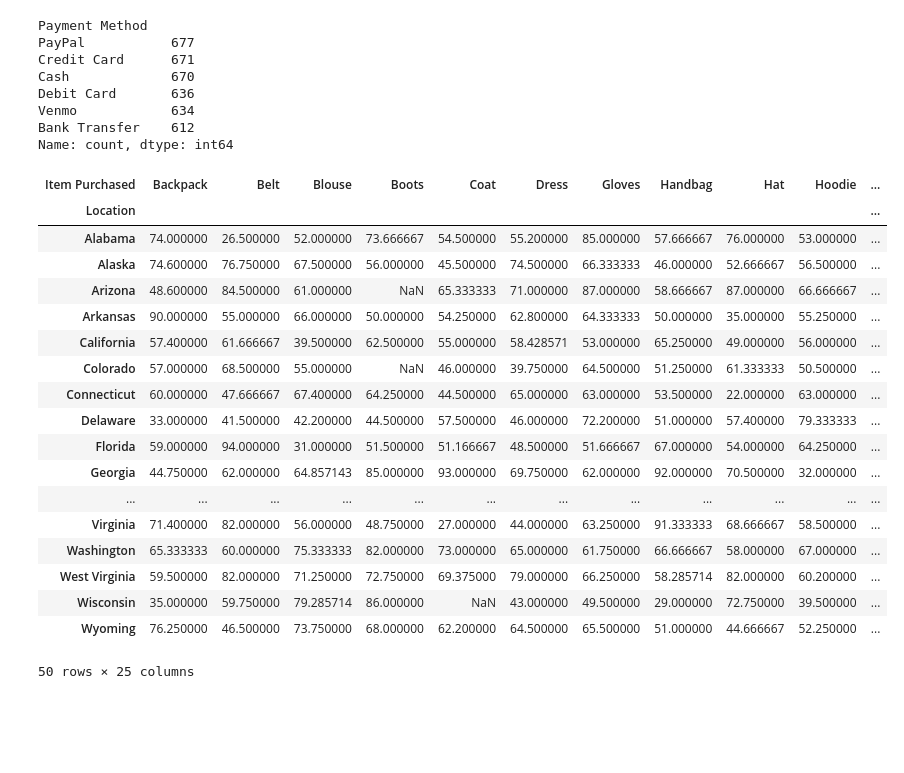
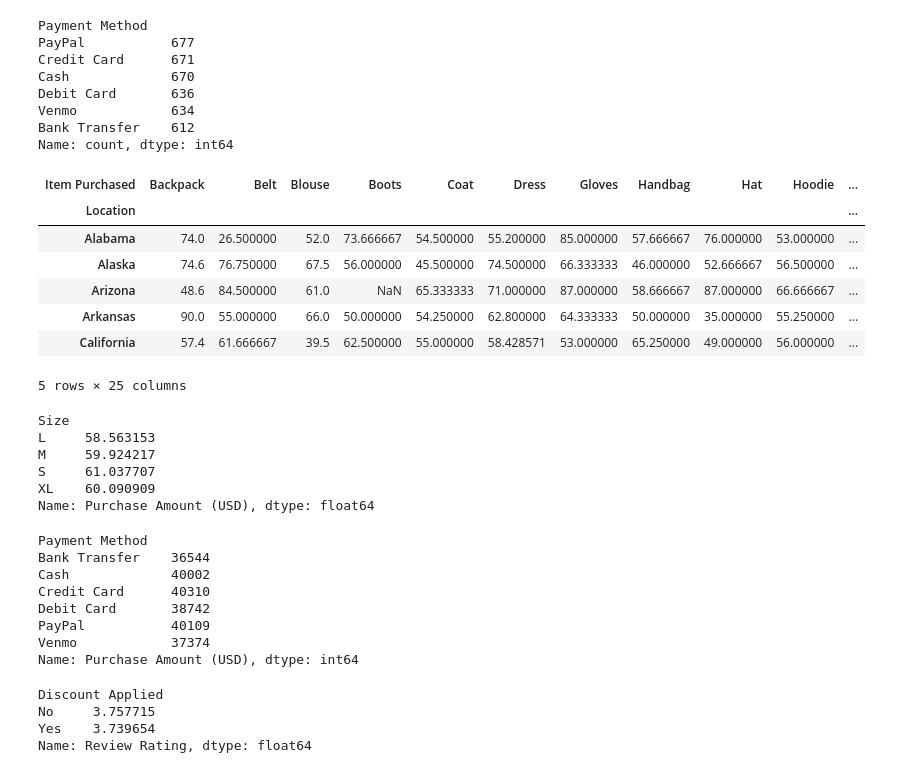
Before and after one commit to samwanyua/Shopping-Trends-Exploratory-Data-Analysis-EDA-Project, a Jupyter notebook: notebook.ipynb, the cells around one changed output. Cells and saved outputs as stored; diff of their text form; code cells hidden in the pictures; blank space fills up the shorter version.

Commit message:
Group data

```diff
--- a/notebook.ipynb
+++ b/notebook.ipynb
@@ -178,24 +178,40 @@ Name: count, dtype: int64
 # %%
 # create a pivot table using the pandas pivot_table function
 # the pivot table is designed to summarize the mean purchase amount ("Purchase Amount (USD)") for each item ("Item Purchased") across different locations ("Location")
-pd.pivot_table(data, values="Purchase Amount (USD)", index="Location", columns="Item Purchased", aggfunc="mean")
+pd.pivot_table(data, values="Purchase Amount (USD)", index="Location", columns="Item Purchased", aggfunc="mean").head()
 # %% [output]
 | Item Purchased | Backpack | Belt | Blouse | Boots | Coat | Dress | Gloves | Handbag | Hat | Hoodie | ... |
 | Location |  |  |  |  |  |  |  |  |  |  | ... |
-| Alabama | 74.000000 | 26.500000 | 52.000000 | 73.666667 | 54.500000 | 55.200000 | 85.000000 | 57.666667 | 76.000000 | 53.000000 | ... |
-| Alaska | 74.600000 | 76.750000 | 67.500000 | 56.000000 | 45.500000 | 74.500000 | 66.333333 | 46.000000 | 52.666667 | 56.500000 | ... |
-| Arizona | 48.600000 | 84.500000 | 61.000000 | NaN | 65.333333 | 71.000000 | 87.000000 | 58.666667 | 87.000000 | 66.666667 | ... |
-| Arkansas | 90.000000 | 55.000000 | 66.000000 | 50.000000 | 54.250000 | 62.800000 | 64.333333 | 50.000000 | 35.000000 | 55.250000 | ... |
-| California | 57.400000 | 61.666667 | 39.500000 | 62.500000 | 55.000000 | 58.428571 | 53.000000 | 65.250000 | 49.000000 | 56.000000 | ... |
-| Colorado | 57.000000 | 68.500000 | 55.000000 | NaN | 46.000000 | 39.750000 | 64.500000 | 51.250000 | 61.333333 | 50.500000 | ... |
-| Connecticut | 60.000000 | 47.666667 | 67.400000 | 64.250000 | 44.500000 | 65.000000 | 63.000000 | 53.500000 | 22.000000 | 63.000000 | ... |
-| Delaware | 33.000000 | 41.500000 | 42.200000 | 44.500000 | 57.500000 | 46.000000 | 72.200000 | 51.000000 | 57.400000 | 79.333333 | ... |
-| Florida | 59.000000 | 94.000000 | 31.000000 | 51.500000 | 51.166667 | 48.500000 | 51.666667 | 67.000000 | 54.000000 | 64.250000 | ... |
-| Georgia | 44.750000 | 62.000000 | 64.857143 | 85.000000 | 93.000000 | 69.750000 | 62.000000 | 92.000000 | 70.500000 | 32.000000 | ... |
-| ... | ... | ... | ... | ... | ... | ... | ... | ... | ... | ... | ... |
-| Virginia | 71.400000 | 82.000000 | 56.000000 | 48.750000 | 27.000000 | 44.000000 | 63.250000 | 91.333333 | 68.666667 | 58.500000 | ... |
-| Washington | 65.333333 | 60.000000 | 75.333333 | 82.000000 | 73.000000 | 65.000000 | 61.750000 | 66.666667 | 58.000000 | 67.000000 | ... |
-| West Virginia | 59.500000 | 82.000000 | 71.250000 | 72.750000 | 69.375000 | 79.000000 | 66.250000 | 58.285714 | 82.000000 | 60.200000 | ... |
-| Wisconsin | 35.000000 | 59.750000 | 79.285714 | 86.000000 | NaN | 43.000000 | 49.500000 | 29.000000 | 72.750000 | 39.500000 | ... |
-| Wyoming | 76.250000 | 46.500000 | 73.750000 | 68.000000 | 62.200000 | 64.500000 | 65.500000 | 51.000000 | 44.666667 | 52.250000 | ... |
+| Alabama | 74.0 | 26.500000 | 52.0 | 73.666667 | 54.500000 | 55.200000 | 85.000000 | 57.666667 | 76.000000 | 53.000000 | ... |
+| Alaska | 74.6 | 76.750000 | 67.5 | 56.000000 | 45.500000 | 74.500000 | 66.333333 | 46.000000 | 52.666667 | 56.500000 | ... |
+| Arizona | 48.6 | 84.500000 | 61.0 | NaN | 65.333333 | 71.000000 | 87.000000 | 58.666667 | 87.000000 | 66.666667 | ... |
+| Arkansas | 90.0 | 55.000000 | 66.0 | 50.000000 | 54.250000 | 62.800000 | 64.333333 | 50.000000 | 35.000000 | 55.250000 | ... |
+| California | 57.4 | 61.666667 | 39.5 | 62.500000 | 55.000000 | 58.428571 | 53.000000 | 65.250000 | 49.000000 | 56.000000 | ... |
-50 rows × 25 columns
+5 rows × 25 columns
+# %%
+data.groupby("Size")["Purchase Amount (USD)"].mean()
+# %% [output]
+Size
+L     58.563153
+M     59.924217
+S     61.037707
+XL    60.090909
+Name: Purchase Amount (USD), dtype: float64
+# %%
+data.groupby("Payment Method")["Purchase Amount (USD)"].sum()
+# %% [output]
+Payment Method
+Bank Transfer    36544
+Cash             40002
+Credit Card      40310
+Debit Card       38742
+PayPal           40109
+Venmo            37374
+Name: Purchase Amount (USD), dtype: int64
+# %%
+data.groupby("Discount Applied")["Review Rating"].mean()
+# %% [output]
+Discount Applied
+No     3.757715
+Yes    3.739654
+Name: Review Rating, dtype: float64
```
